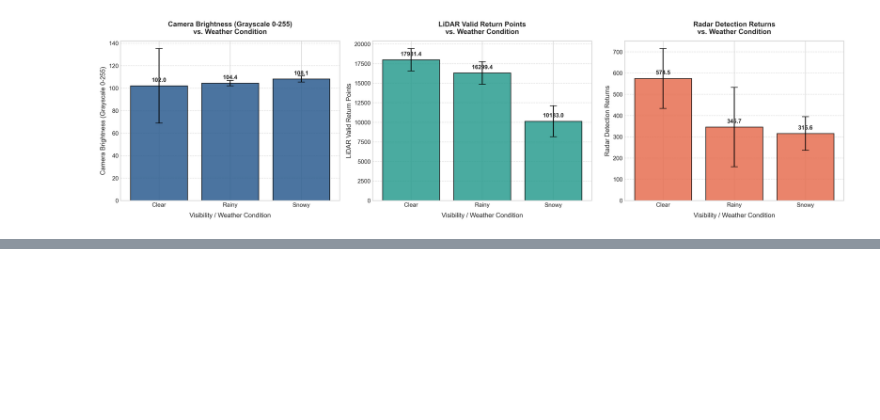
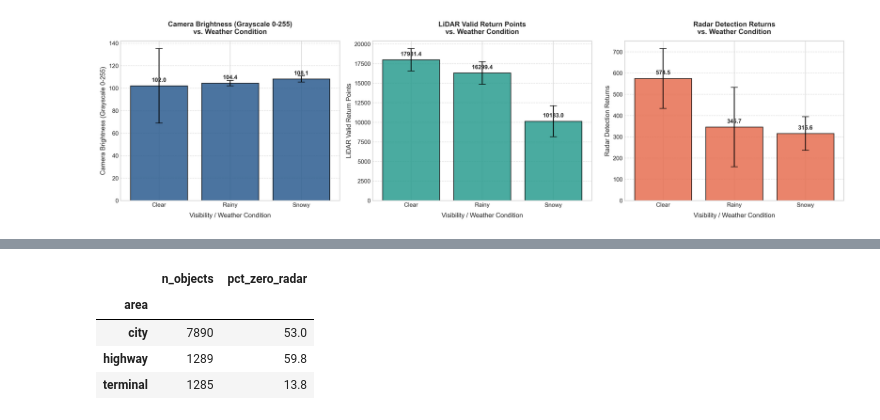
Before and after one commit to lailaamin70/Boeing-RADAR-Autonomous-, a Jupyter notebook: report.ipynb, the cells around one changed output, grey strips where cells are left out. Cells and saved outputs as stored; diff of their text form; code cells hidden in the pictures; blank space fills up the shorter version.

```diff
--- a/report.ipynb
+++ b/report.ipynb
@@ -80,0 +192,33 @@ Academic figure successfully generated and saved to: sensor_degradation_comparis
+# %%
+annotation_rows = []
+
+for scene_token in clear_scenes['scene_token']:
+    scene = trucksc.get('scene', scene_token)
+    area = clear_scenes.loc[clear_scenes['scene_token'] == scene_token, 'area'].values[0]
+    current_sample_token = scene['first_sample_token']
+
+    while current_sample_token:
+        sample = trucksc.get('sample', current_sample_token)
+        for ann_token in sample['anns']:
+            ann = trucksc.get('sample_annotation', ann_token)
+            annotation_rows.append({
+                'area': area,
+                'num_radar_pts': ann['num_radar_pts'],
+                'num_lidar_pts': ann['num_lidar_pts'],
+            })
+        current_sample_token = sample['next']
+
+ann_df = pd.DataFrame(annotation_rows)
+
+zero_radar_summary = ann_df.groupby('area').agg(
+    n_objects=('num_radar_pts', 'count'),
+    pct_zero_radar=('num_radar_pts', lambda x: (x == 0).mean() * 100)
+).round(1)
+
+zero_radar_summary
+# %% [output]
+|  | n_objects | pct_zero_radar |
+| area |  |  |
+| city | 7890 | 53.0 |
+| highway | 1289 | 59.8 |
+| terminal | 1285 | 13.8 |
```
Also changed, not shown: parts of 6 cells of this notebook.
